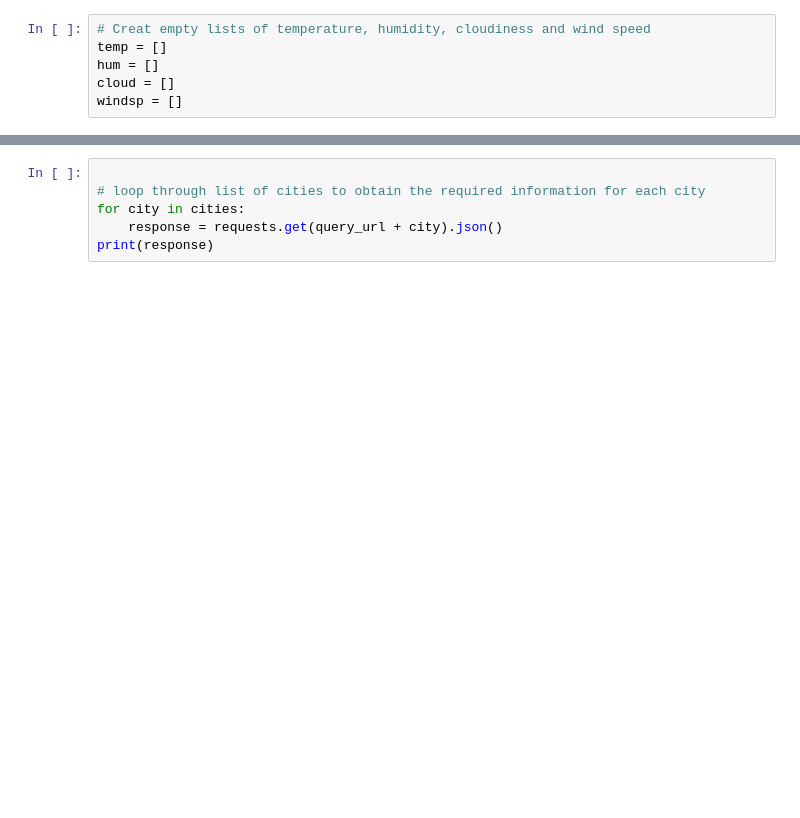
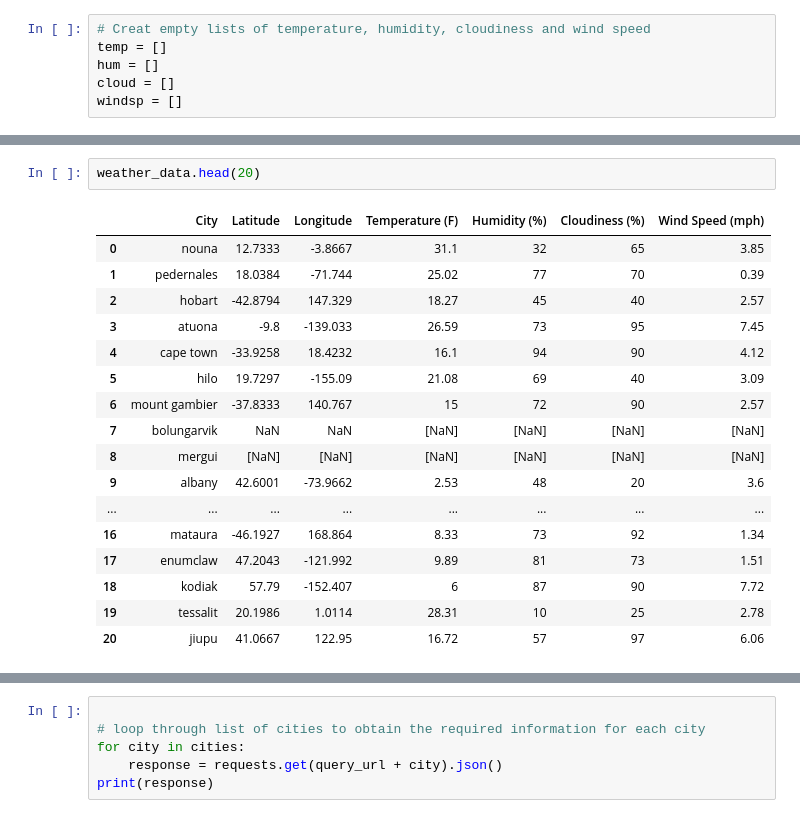
Before and after one commit to yukamara/python-api-challenge, a Jupyter notebook: WeatherPy/WeatherPy.ipynb, the cells around one changed output, grey strips where cells are left out. Drawn from its saved outputs; the diff is of its cells as text; blank space fills up the shorter version.

```diff
--- a/WeatherPy/WeatherPy.ipynb
+++ b/WeatherPy/WeatherPy.ipynb
@@ -94,0 +209,20 @@ weather_data
+# %%
+weather_data.head(20)
+# %% [output]
+|  | City | Latitude | Longitude | Temperature (F) | Humidity (%) | Cloudiness (%) | Wind Speed (mph) |
+| 0 | nouna | 12.7333 | -3.8667 | 31.1 | 32 | 65 | 3.85 |
+| 1 | pedernales | 18.0384 | -71.744 | 25.02 | 77 | 70 | 0.39 |
+| 2 | hobart | -42.8794 | 147.329 | 18.27 | 45 | 40 | 2.57 |
+| 3 | atuona | -9.8 | -139.033 | 26.59 | 73 | 95 | 7.45 |
+| 4 | cape town | -33.9258 | 18.4232 | 16.1 | 94 | 90 | 4.12 |
+| 5 | hilo | 19.7297 | -155.09 | 21.08 | 69 | 40 | 3.09 |
+| 6 | mount gambier | -37.8333 | 140.767 | 15 | 72 | 90 | 2.57 |
+| 7 | bolungarvik | NaN | NaN | [NaN] | [NaN] | [NaN] | [NaN] |
+| 8 | mergui | [NaN] | [NaN] | [NaN] | [NaN] | [NaN] | [NaN] |
+| 9 | albany | 42.6001 | -73.9662 | 2.53 | 48 | 20 | 3.6 |
+| ... | ... | ... | ... | ... | ... | ... | ... |
+| 16 | mataura | -46.1927 | 168.864 | 8.33 | 73 | 92 | 1.34 |
+| 17 | enumclaw | 47.2043 | -121.992 | 9.89 | 81 | 73 | 1.51 |
+| 18 | kodiak | 57.79 | -152.407 | 6 | 87 | 90 | 7.72 |
+| 19 | tessalit | 20.1986 | 1.0114 | 28.31 | 10 | 25 | 2.78 |
+| 20 | jiupu | 41.0667 | 122.95 | 16.72 | 57 | 97 | 6.06 |
```
Also changed, not shown: parts of 8 cells of this notebook.
